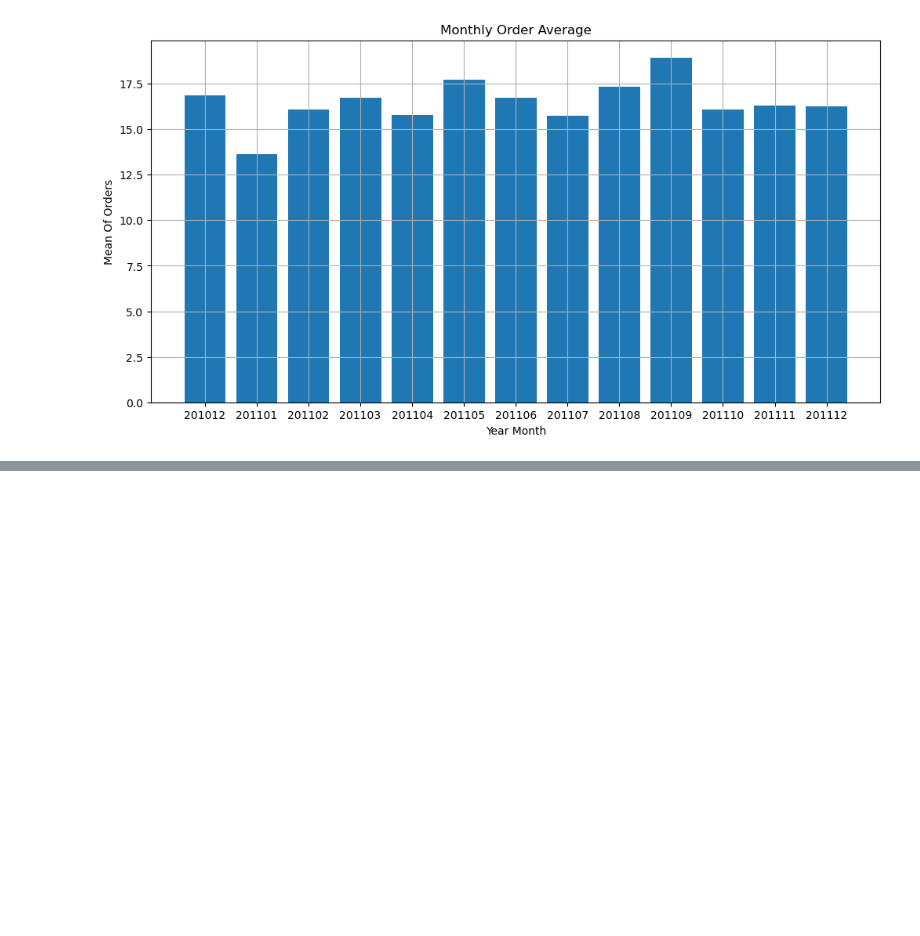
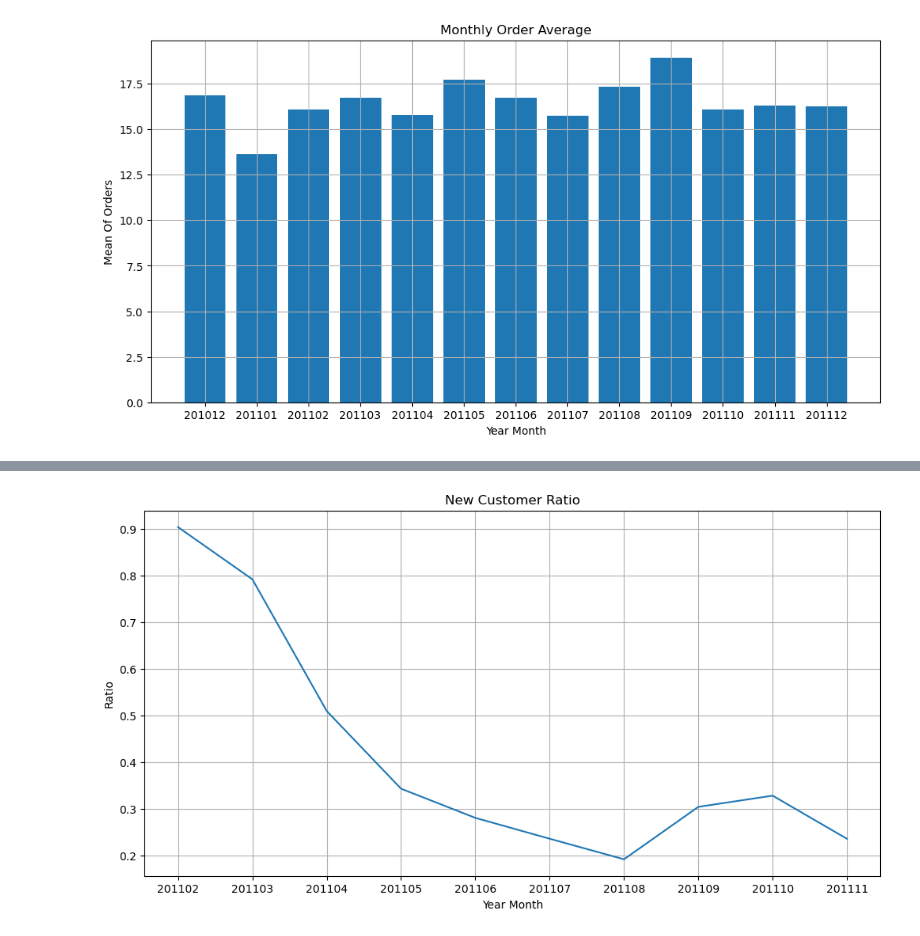
Before and after one commit to FahimeMirveisi/PyLearn7_MachineLearning_Projects, a Jupyter notebook: Assignment39/Online_Retail_Project.ipynb, the cells around one changed output, grey strips where cells are left out. Saved outputs shown, nothing was run; the diff lists cells and outputs as text; code cells hidden in the pictures; blank space fills up the shorter version.

```diff
--- a/Assignment39/Online_Retail_Project.ipynb
+++ b/Assignment39/Online_Retail_Project.ipynb
@@ -177,0 +197,10 @@ tx_uk.head()
+# %%
+# New Customer Ratio
+
+tx_user_ratio = tx_uk.query("UserType == 'New'").groupby(['InvoiceYearMonth'])['CustomerID'].nunique()\
+                /tx_uk.query("UserType == 'Existing'").groupby(['InvoiceYearMonth'])['CustomerID'].nunique()
+
+tx_user_ratio = tx_user_ratio.reset_index()
+tx_user_ratio = tx_user_ratio.dropna()
+
+tx_user_ratio
@@ -177,0 +221,13 @@ tx_uk.head()
+# %%
+plt.figure(figsize=(12,6))
+plt.plot(tx_user_ratio.query("InvoiceYearMonth>201101 and InvoiceYearMonth<201112")['InvoiceYearMonth'].to_numpy(dtype=str),
+         tx_user_ratio.query("InvoiceYearMonth>201101 and InvoiceYearMonth<201112")['CustomerID'])
+
+
+plt.title('New Customer Ratio')
+plt.xlabel('Year Month')
+plt.ylabel('Ratio')
+plt.grid()
+plt.show()
+# %% [output]
+[figure, added]
```
Also changed, not shown: parts of 10 cells of this notebook.
